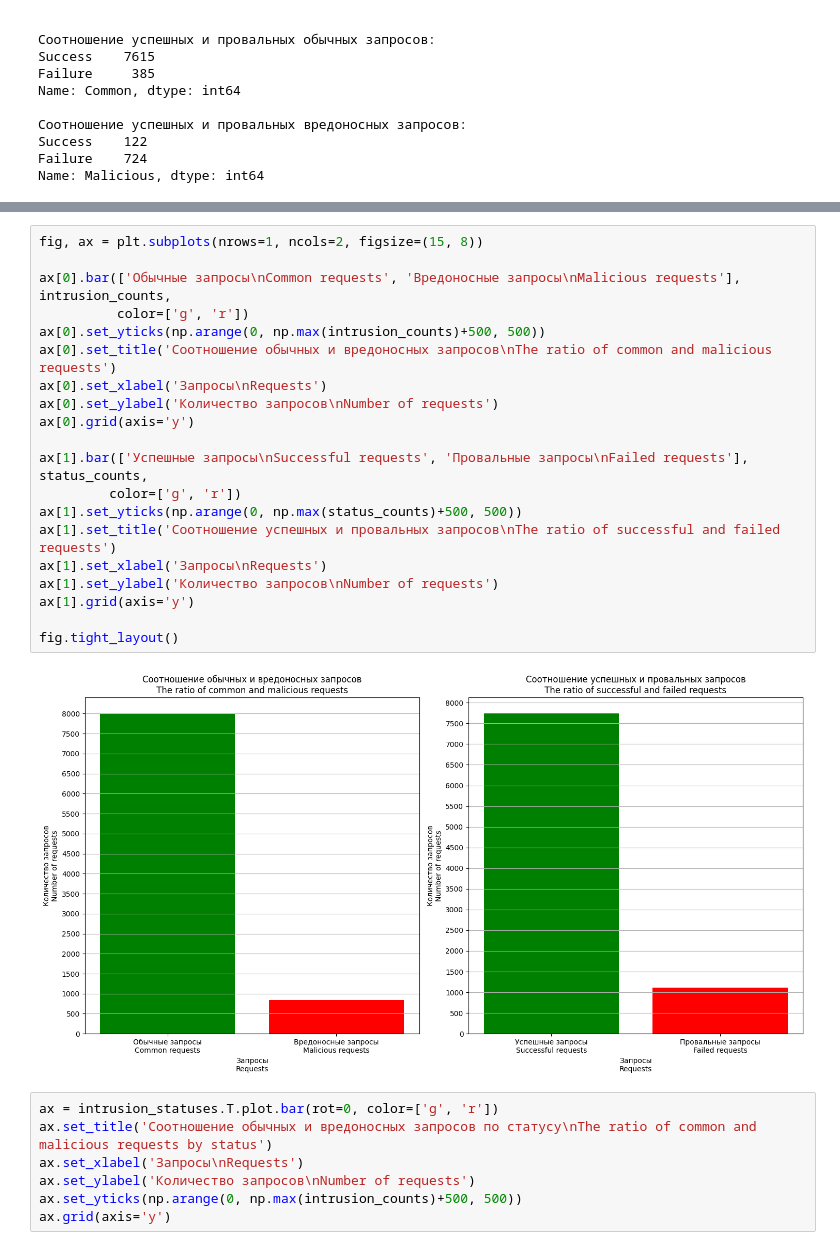
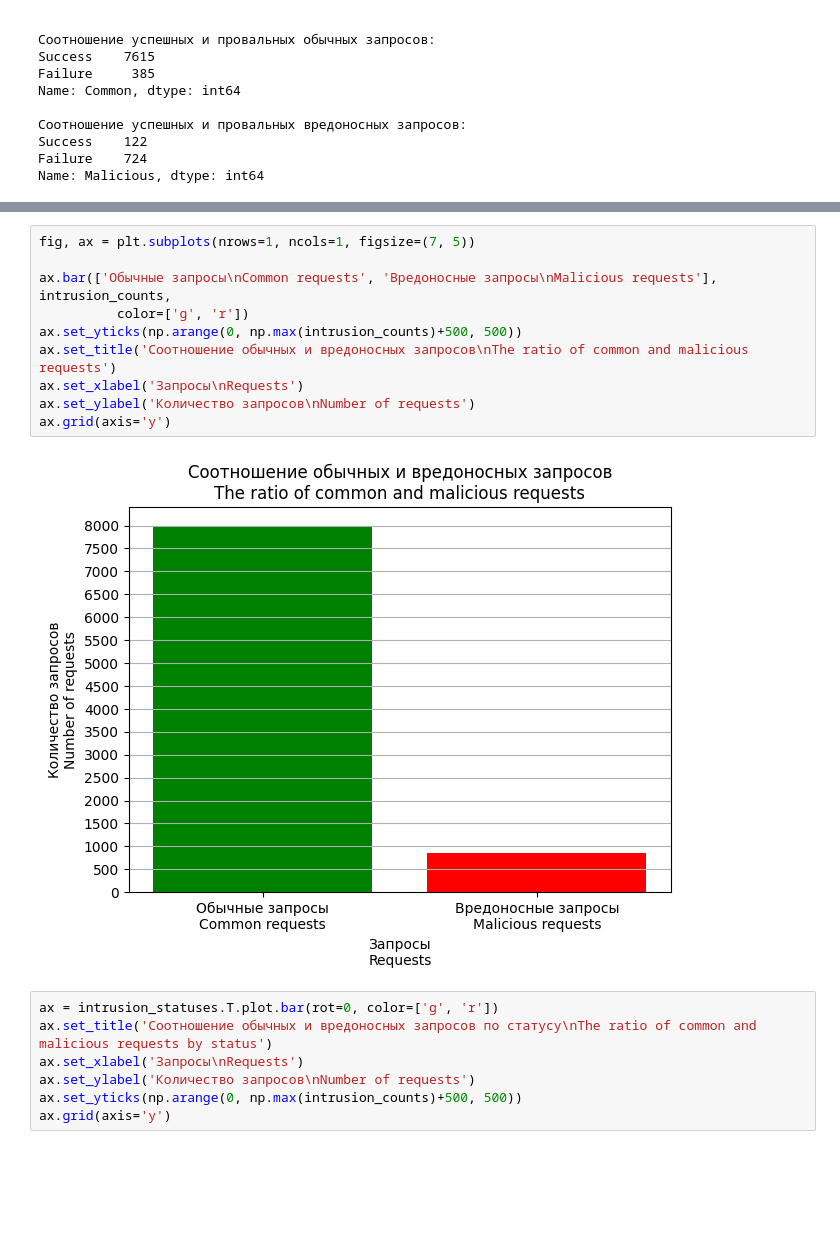
Before and after one commit to iamrus1/Intrusion-Log-Analysis, a Jupyter notebook: Intrusion detection log analysis.ipynb, the cells around one changed output, grey strips where cells are left out. Cells and saved outputs as stored; diff of their text form; blank space fills up the shorter version.

```diff
--- a/Intrusion detection log analysis.ipynb
+++ b/Intrusion detection log analysis.ipynb
@@ -156,25 +166,15 @@ Name: Malicious, dtype: int64
 # %%
-fig, ax = plt.subplots(nrows=1, ncols=2, figsize=(15, 8))
+fig, ax = plt.subplots(nrows=1, ncols=1, figsize=(7, 5))
 
-ax[0].bar(['Обычные запросы\nCommon requests', 'Вредоносные запросы\nMalicious requests'], intrusion_counts,
+ax.bar(['Обычные запросы\nCommon requests', 'Вредоносные запросы\nMalicious requests'], intrusion_counts,
           color=['g', 'r'])
-ax[0].set_yticks(np.arange(0, np.max(intrusion_counts)+500, 500))
-ax[0].set_title('Соотношение обычных и вредоносных запросов\nThe ratio of common and malicious requests')
-ax[0].set_xlabel('Запросы\nRequests')
-ax[0].set_ylabel('Количество запросов\nNumber of requests')
-ax[0].grid(axis='y')
-
-ax[1].bar(['Успешные запросы\nSuccessful requests', 'Провальные запросы\nFailed requests'], status_counts,
-         color=['g', 'r'])
-ax[1].set_yticks(np.arange(0, np.max(status_counts)+500, 500))
-ax[1].set_title('Соотношение успешных и провальных запросов\nThe ratio of successful and failed requests')
-ax[1].set_xlabel('Запросы\nRequests')
-ax[1].set_ylabel('Количество запросов\nNumber of requests')
-ax[1].grid(axis='y')
-
-fig.tight_layout()
+ax.set_yticks(np.arange(0, np.max(intrusion_counts)+500, 500))
+ax.set_title('Соотношение обычных и вредоносных запросов\nThe ratio of common and malicious requests')
+ax.set_xlabel('Запросы\nRequests')
+ax.set_ylabel('Количество запросов\nNumber of requests')
+ax.grid(axis='y')
 # %% [output]
-[figure, old version]
+[figure, new version]
 # %%
 ax = intrusion_statuses.T.plot.bar(rot=0, color=['g', 'r'])
 ax.set_title('Соотношение обычных и вредоносных запросов по статусу\nThe ratio of common and malicious requests by status')
```
Also changed, not shown: parts of 8 cells of this notebook.
